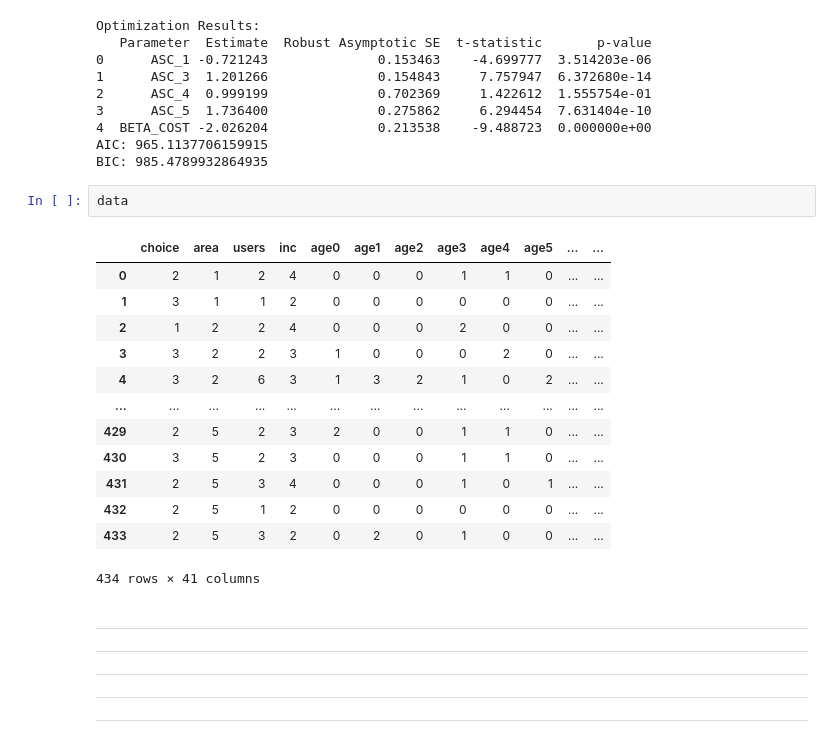
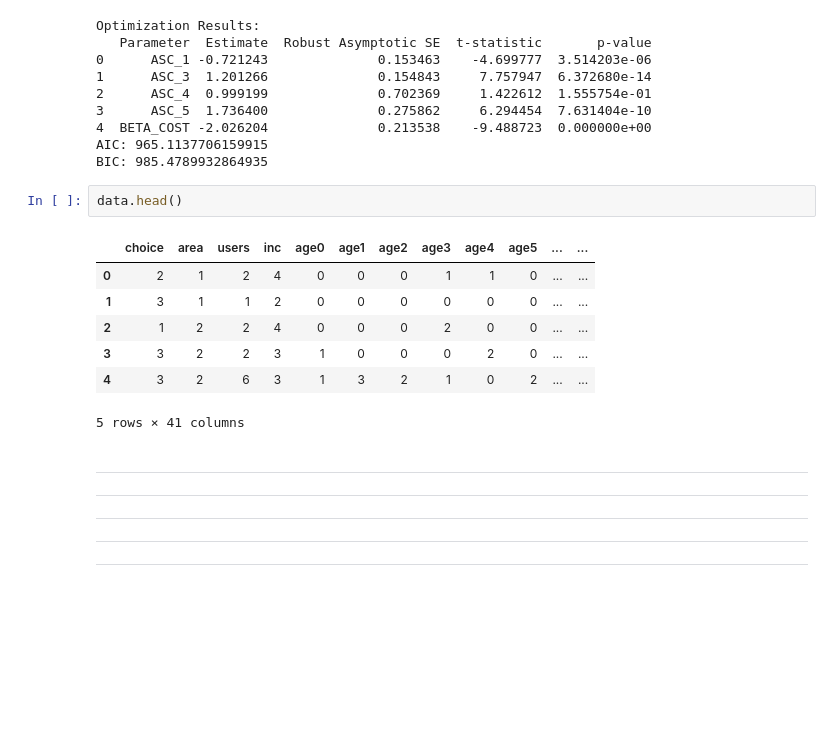
Before and after one commit to alex-monti/Master-Thesis, a Jupyter notebook: LM-telephone-complete-data.ipynb, the cells around one changed output. Cells and saved outputs as stored; diff of their text form; blank space fills up the shorter version.

```diff
--- a/LM-telephone-complete-data.ipynb
+++ b/LM-telephone-complete-data.ipynb
@@ -72,21 +72,15 @@ Optimization Results:
 AIC: 965.1137706159915
 BIC: 985.4789932864935
 # %%
-data
+data.head()
 # %% [output]
 |  | choice | area | users | inc | age0 | age1 | age2 | age3 | age4 | age5 | ... | ... |
 | 0 | 2 | 1 | 2 | 4 | 0 | 0 | 0 | 1 | 1 | 0 | ... | ... |
 | 1 | 3 | 1 | 1 | 2 | 0 | 0 | 0 | 0 | 0 | 0 | ... | ... |
 | 2 | 1 | 2 | 2 | 4 | 0 | 0 | 0 | 2 | 0 | 0 | ... | ... |
 | 3 | 3 | 2 | 2 | 3 | 1 | 0 | 0 | 0 | 2 | 0 | ... | ... |
 | 4 | 3 | 2 | 6 | 3 | 1 | 3 | 2 | 1 | 0 | 2 | ... | ... |
-| ... | ... | ... | ... | ... | ... | ... | ... | ... | ... | ... | ... | ... |
-| 429 | 2 | 5 | 2 | 3 | 2 | 0 | 0 | 1 | 1 | 0 | ... | ... |
-| 430 | 3 | 5 | 2 | 3 | 0 | 0 | 0 | 1 | 1 | 0 | ... | ... |
-| 431 | 2 | 5 | 3 | 4 | 0 | 0 | 0 | 1 | 0 | 1 | ... | ... |
-| 432 | 2 | 5 | 1 | 2 | 0 | 0 | 0 | 0 | 0 | 0 | ... | ... |
-| 433 | 2 | 5 | 3 | 2 | 0 | 2 | 0 | 1 | 0 | 0 | ... | ... |
-434 rows × 41 columns
+5 rows × 41 columns
 # %% [markdown]
 ---
 ---
```
Also changed, not shown: parts of 59 cells of this notebook, 7 other files.
